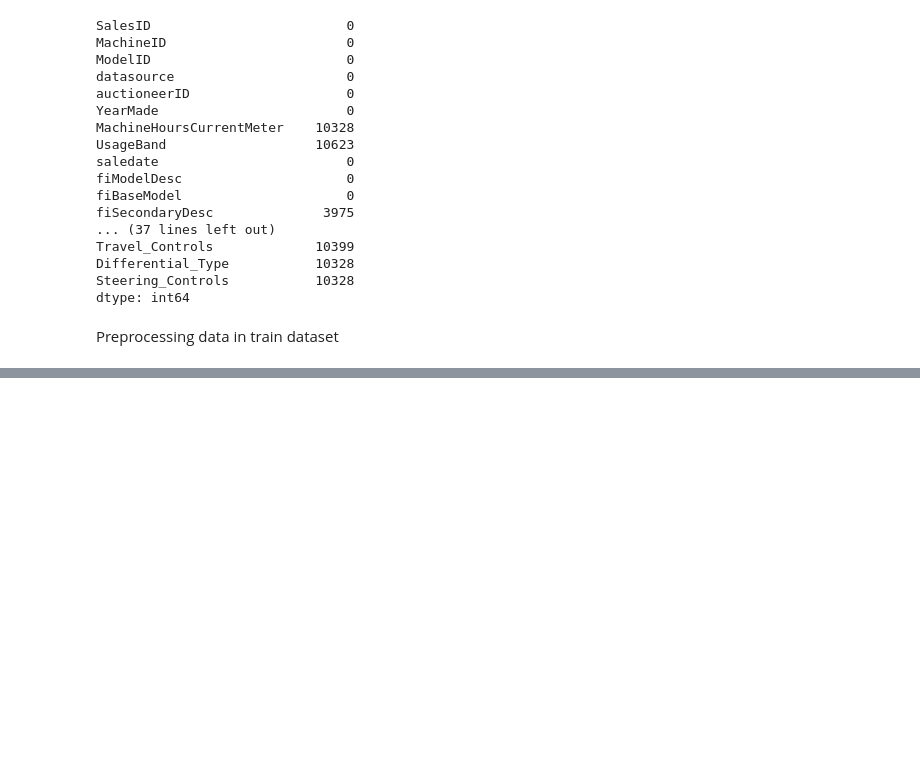
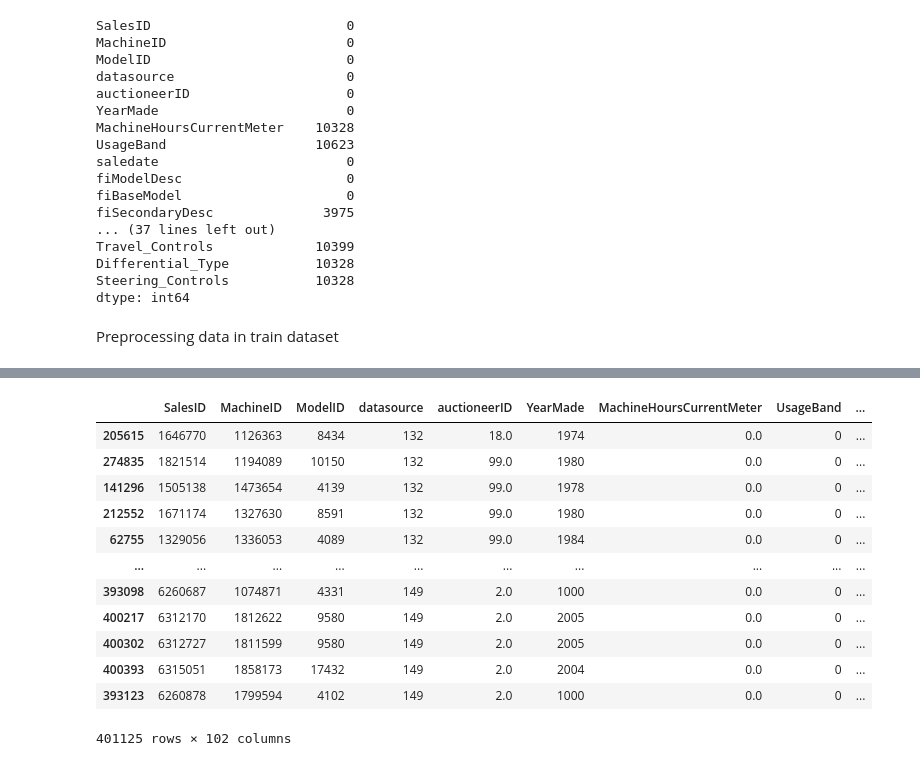
Before and after one commit to othnielche/Bulldozer-price-prediction-model, a Jupyter notebook: end-to-end-bulldozer-regression-regression.ipynb, the cells around one changed output, grey strips where cells are left out. Cells and saved outputs as stored; diff of their text form; code cells hidden in the pictures; blank space fills up the shorter version.

```diff
--- a/end-to-end-bulldozer-regression-regression.ipynb
+++ b/end-to-end-bulldozer-regression-regression.ipynb
@@ -865,0 +913,16 @@ Length: 101, dtype: int64
+# %%
+X_train
+# %% [output]
+|  | SalesID | MachineID | ModelID | datasource | auctioneerID | YearMade | MachineHoursCurrentMeter | UsageBand | ... |
+| 205615 | 1646770 | 1126363 | 8434 | 132 | 18.0 | 1974 | 0.0 | 0 | ... |
+| 274835 | 1821514 | 1194089 | 10150 | 132 | 99.0 | 1980 | 0.0 | 0 | ... |
+| 141296 | 1505138 | 1473654 | 4139 | 132 | 99.0 | 1978 | 0.0 | 0 | ... |
+| 212552 | 1671174 | 1327630 | 8591 | 132 | 99.0 | 1980 | 0.0 | 0 | ... |
+| 62755 | 1329056 | 1336053 | 4089 | 132 | 99.0 | 1984 | 0.0 | 0 | ... |
+| ... | ... | ... | ... | ... | ... | ... | ... | ... | ... |
+| 393098 | 6260687 | 1074871 | 4331 | 149 | 2.0 | 1000 | 0.0 | 0 | ... |
+| 400217 | 6312170 | 1812622 | 9580 | 149 | 2.0 | 2005 | 0.0 | 0 | ... |
+| 400302 | 6312727 | 1811599 | 9580 | 149 | 2.0 | 2005 | 0.0 | 0 | ... |
+| 400393 | 6315051 | 1858173 | 17432 | 149 | 2.0 | 2004 | 0.0 | 0 | ... |
+| 393123 | 6260878 | 1799594 | 4102 | 149 | 2.0 | 1000 | 0.0 | 0 | ... |
+401125 rows × 102 columns
```
Also changed, not shown: parts of 14 cells of this notebook.
